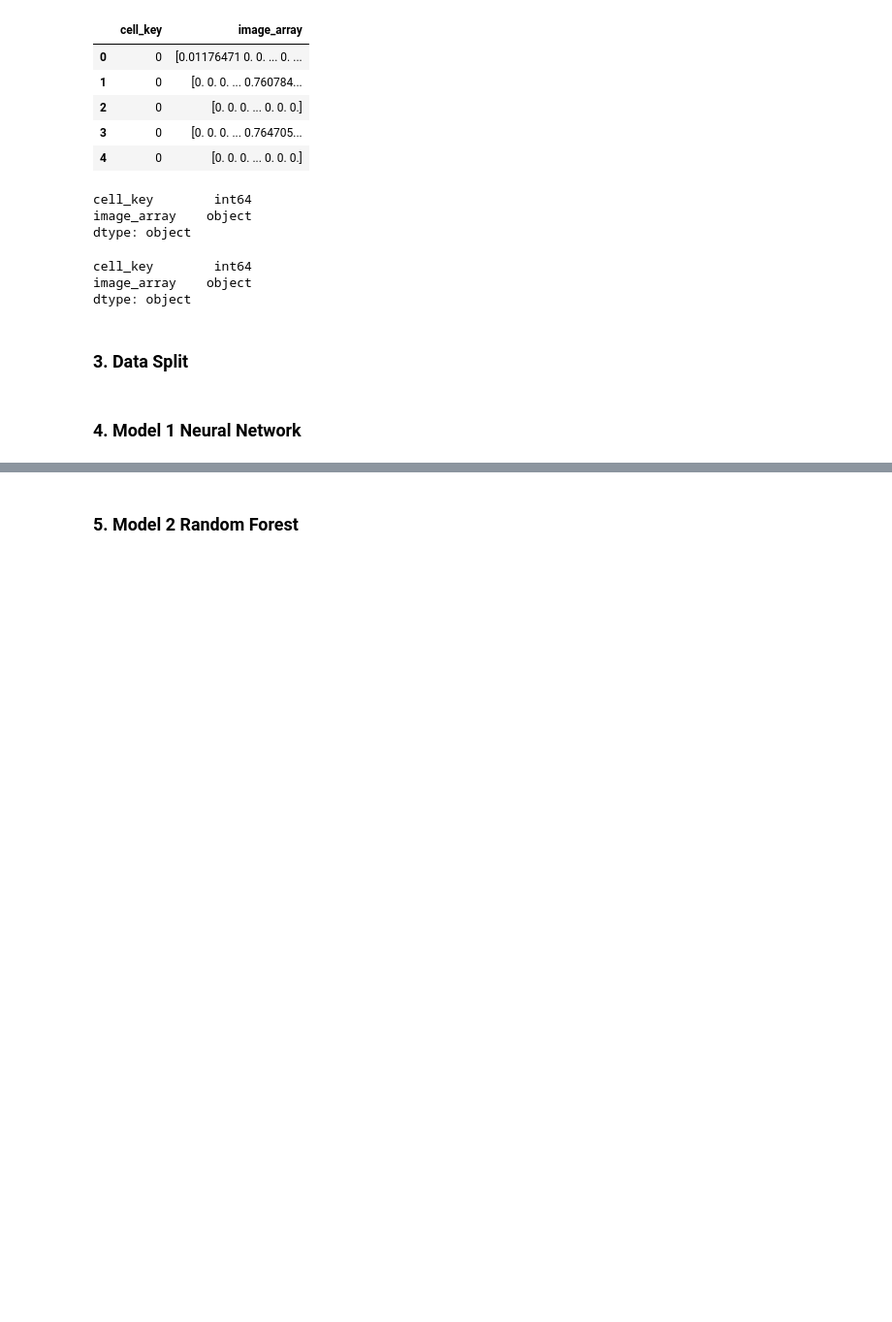
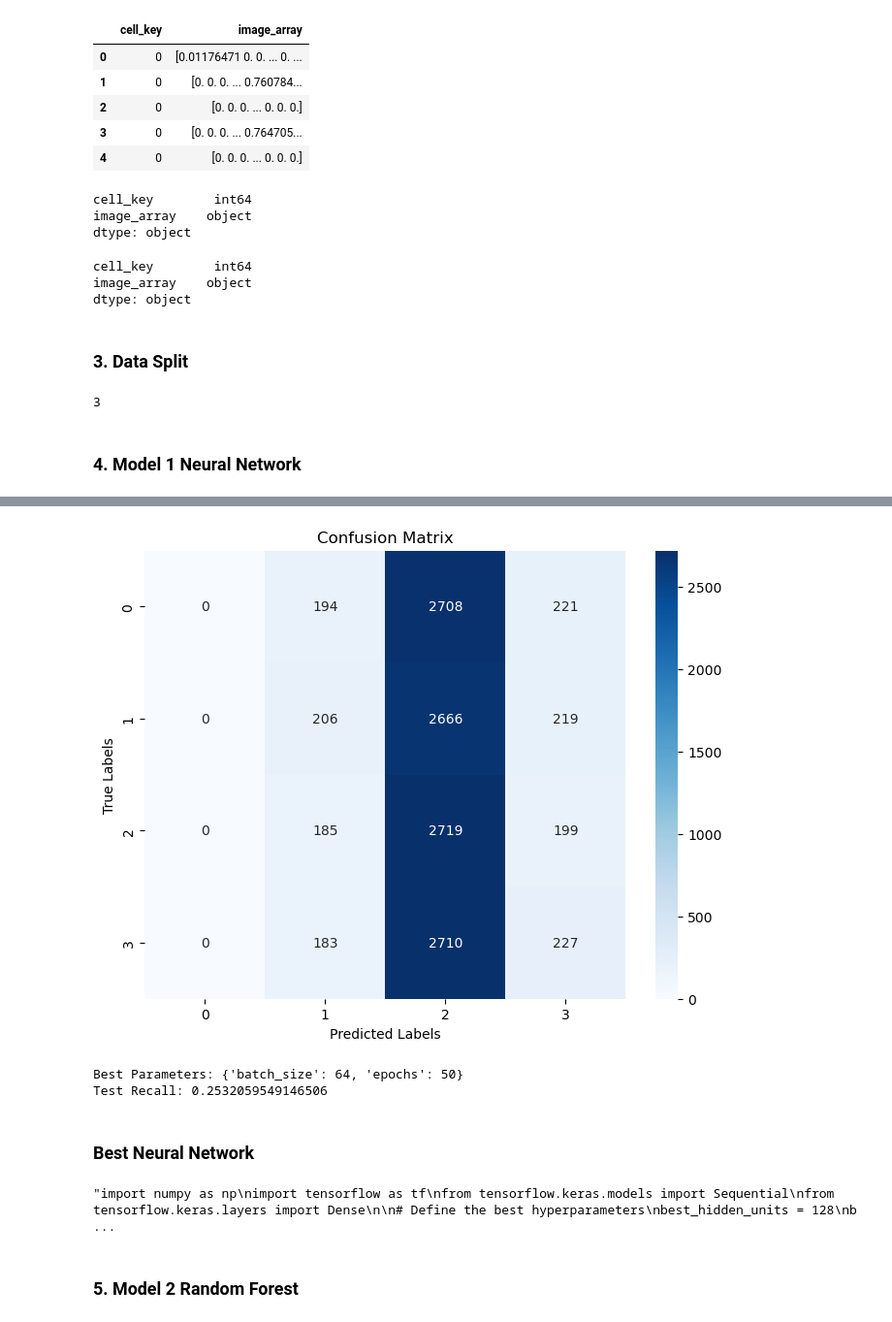
Before and after one commit to AxKing/Blood_Classification, a Jupyter notebook: notebooks/Model Notebook.ipynb, the cells around one changed output, grey strips where cells are left out. Shown at 97% size. Drawn from its saved outputs; the diff is of its cells as text; code cells hidden in the pictures; blank space fills up the shorter version.

```diff
--- a/notebooks/Model Notebook.ipynb
+++ b/notebooks/Model Notebook.ipynb
@@ -66,6 +68,10 @@ y = np.array(df['cell_key'])
 recall_list = []
 # Split the data into training and testing sets
 X_train, X_test, y_train, y_test = train_test_split(X, y, test_size=0.2, random_state=42)
+# %%
+np.max(y_train)
+# %% [output]
+3
 # %% [markdown]
 ### 4. Model 1 Neural Network
 # %%
@@ -83,7 +89,7 @@ num_features = X_train.shape[1]
 num_classes = np.max(y_train) + 1  # Assuming class labels start from 0
 
 # Create a KerasClassifier based on the create_model function
-model = KerasClassifier(build_fn=create_model, epochs=10, batch_size=32, verbose=0)
+model = KerasClassifier(build_fn=create_model, epochs = 10, batch_size = 32, verbose=0)
 
 # Define the parameter grid for grid search
 param_grid = {
@@ -94,8 +100,11 @@ param_grid = {
 # Define the scoring function (recall)
 scoring = make_scorer(recall_score, average='macro')
 
+# Initialize Kfold
+kfold = KFold(n_splits=5, shuffle=True, random_state=42)
+
 # Initialize GridSearchCV
-grid_search = GridSearchCV(model, param_grid, scoring=scoring, cv=3)
+grid_search = GridSearchCV(model, param_grid, scoring=scoring, cv=kfold)
 
 # Fit the grid search to your training data
 grid_search.fit(X_train, y_train)
@@ -108,6 +117,19 @@ best_model = grid_search.best_estimator_
 y_pred = best_model.predict(X_test)
 recall = recall_score(y_test, y_pred, average='macro')
 
+
+y_pred2 = best_model.predict(X)
+cm = confusion_matrix(y, y_pred2)
+
+# Display the confusion matrix as a heatmap
+plt.figure(figsize=(8, 6))
+sns.heatmap(cm, annot=True, fmt='d', cmap='Blues')
+plt.xlabel('Predicted Labels')
+plt.ylabel('True Labels')
+plt.title('Confusion Matrix')
+plt.show()
+
+
 print("Best Parameters:", best_params)
 print("Test Recall:", recall)
 recall_list.append(recall)
@@ -134,3 +156,47 @@ Test Recall: 0.25190056899622115
+[figure, added]
+Best Parameters: {'batch_size': 64, 'epochs': 50}
+Test Recall: 0.2532059549146506
+# %% [markdown]
+### Best Neural Network
+# %%
+"""import numpy as np
+import tensorflow as tf
+from tensorflow.keras.models import Sequential
+from tensorflow.keras.layers import Dense
+
+# Define the best hyperparameters
+best_hidden_units = 128
+best_activation = 'relu'
+best_optimizer = 'adam'
+best_loss = 'categorical_crossentropy'
+best_epochs = 50
+best_batch_size = 32
+
+# Load and preprocess data
+X_train, y_train = load_and_preprocess_data()
+
+# Build the final model
+final_model = Sequential([
+    Dense(best_hidden_units, activation=best_activation, input_shape=(input_shape,)),
+    Dense(output_units, activation='softmax')
+])
+
+# Compile the model
+final_model.compile(optimizer=best_optimizer, loss=best_loss, metrics=['accuracy'])
+
+# Train the final model
+final_model.fit(X_train, y_train, epochs=best_epochs, batch_size=best_batch_size)
+
+# Evaluate the final model on validation/test data
+validation_accuracy = final_model.evaluate(X_validation, y_validation)[1]
+
+# Save the final model
+final_model.save('final_model.h5')
+
+
+"""
+# %% [output]
+"import numpy as np\nimport tensorflow as tf\nfrom tensorflow.keras.models import Sequential\nfrom tensorflow.keras.layers import Dense\n\n# Define the best hyperparameters\nbest_hidden_units = 128\nb ...
 # %% [markdown]
 ### 5. Model 2 Random Forest
 # %%
```
Also changed, not shown: parts of 8 cells of this notebook.
